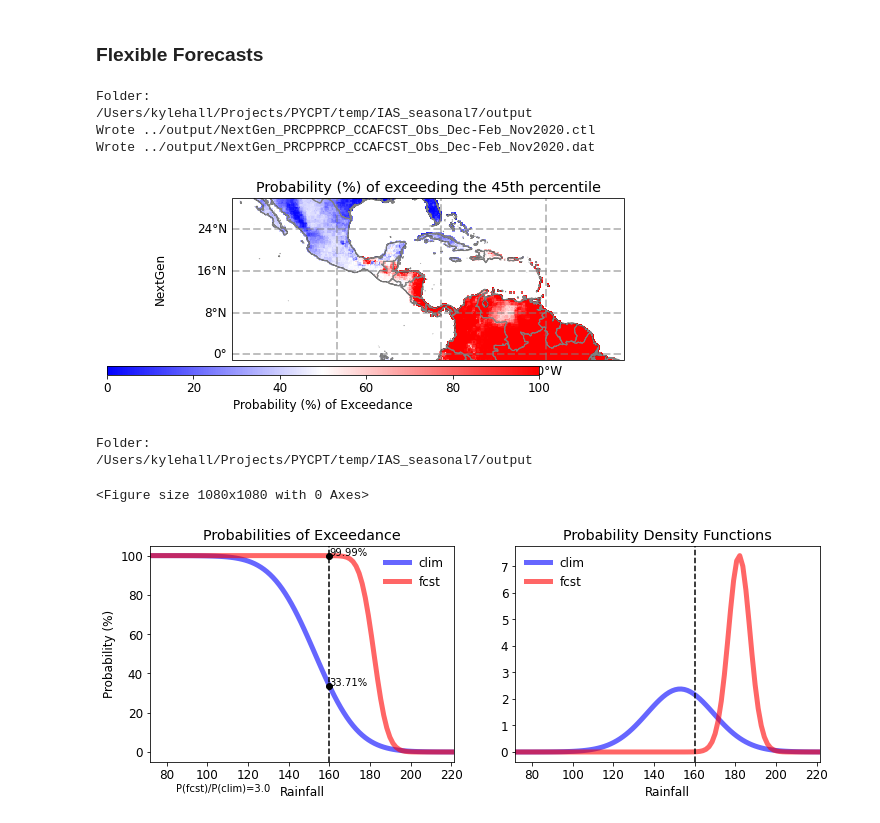
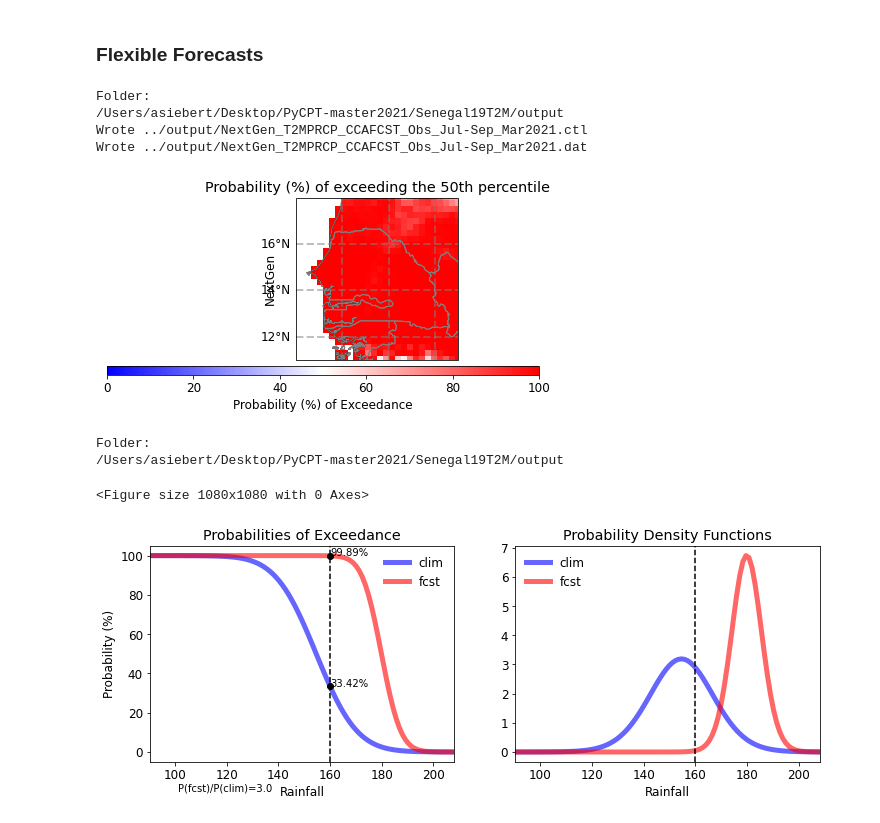
Before and after one commit to ssilje/iri-pycpt, a Jupyter notebook: PyCPT_seav1.9.ipynb, the cells around one changed output. Saved outputs shown, nothing was run; the diff lists cells and outputs as text; code cells hidden in the pictures.

```diff
--- a/PyCPT_seav1.9.ipynb
+++ b/PyCPT_seav1.9.ipynb
@@ -321,7 +305,7 @@ RocBelow
 # %% [markdown]
 ## EOF Analysis (only available if MOS=PCR or CCA)
 # %%
-monss=['Dec-Feb']#'Aug-Oct','Mar-May','Apr-Jun','May-Jul']   #Needs to be any of the seasons computed.
+monss=['Jul-Sep']#'Aug-Oct','Mar-May','Apr-Jun','May-Jul']   #Needs to be any of the seasons computed.
 nmodes=3
 
 print("Present folder:")
@@ -478,33 +440,33 @@ Present folder:
 # %% [markdown]
 ### Flexible Forecasts
 # %%
-flexformat_threshold = 0.45 #threshold for the flexible format map --here is just a scalar (only one target season)
+flexformat_threshold = 0.5 #threshold for the flexible format map --here is just a scalar (only one target season)
 ffthres_ispctl=True  #If True, flex format threshold is a percentile: 0.001 - 0.999
 
 print("Folder:")
 %cd $workdir/output
 plt.rcParams.update({'font.size': 12})
-pltmapff(['NextGen'],PREDICTAND,flexformat_threshold,ffthres_ispctl,ntrain,wlo2,elo2,sla2,nla2,fprefix,mpref,monf,fyr,mons,tgts)
+pltmapff(['NextGen'],PREDICTOR, PREDICTAND,flexformat_threshold,ffthres_ispctl,ntrain,wlo2,elo2,sla2,nla2,fprefix,mpref,monf,fyr,mons,tgts)
 #plt.savefig("ProbFcst_Flex.pdf", dpi=300)
 # %% [output]
 Folder:
-/Users/kylehall/Projects/PYCPT/temp/IAS_seasonal7/output
-Wrote ../output/NextGen_PRCPPRCP_CCAFCST_Obs_Dec-Feb_Nov2020.ctl
-Wrote ../output/NextGen_PRCPPRCP_CCAFCST_Obs_Dec-Feb_Nov2020.dat
+/Users/asiebert/Desktop/PyCPT-master2021/Senegal19T2M/output
+Wrote ../output/NextGen_T2MPRCP_CCAFCST_Obs_Jul-Sep_Mar2021.ctl
+Wrote ../output/NextGen_T2MPRCP_CCAFCST_Obs_Jul-Sep_Mar2021.dat
-[figure, old version]
+[figure, new version]
 # %%
 flexformat_threshold = 160 #threshold for the flexible format map --here is just a scalar (only one target season)
 ffthres_ispctl=False  #If True, flex format threshold is a percentile: 0.001 - 0.999
-lon=-75.
-lat=5.
+lon=-16
+lat=14
 
 print("Folder:")
 %cd $workdir/output
 plt.rcParams.update({'font.size': 12})
-pltprobff(['NextGen'],PREDICTAND,flexformat_threshold,ntrain,lon,lat,wlo2,elo2,sla2,nla2,fprefix,mpref,monf,fyr,mons,tgts)
+pltprobff(['NextGen'],PREDICTOR, PREDICTAND,flexformat_threshold,ntrain,lon,lat,wlo2,elo2,sla2,nla2,fprefix,mpref,monf,fyr,mons,tgts)
 plt.savefig("ProbExceed.pdf", dpi=300)
 # %% [output]
 Folder:
-/Users/kylehall/Projects/PYCPT/temp/IAS_seasonal7/output
+/Users/asiebert/Desktop/PyCPT-master2021/Senegal19T2M/output
 <Figure size 1080x1080 with 0 Axes>
-[figure, old version]
+[figure, new version]
```
Also changed, not shown: parts of 14 cells of this notebook, 1 other file.
